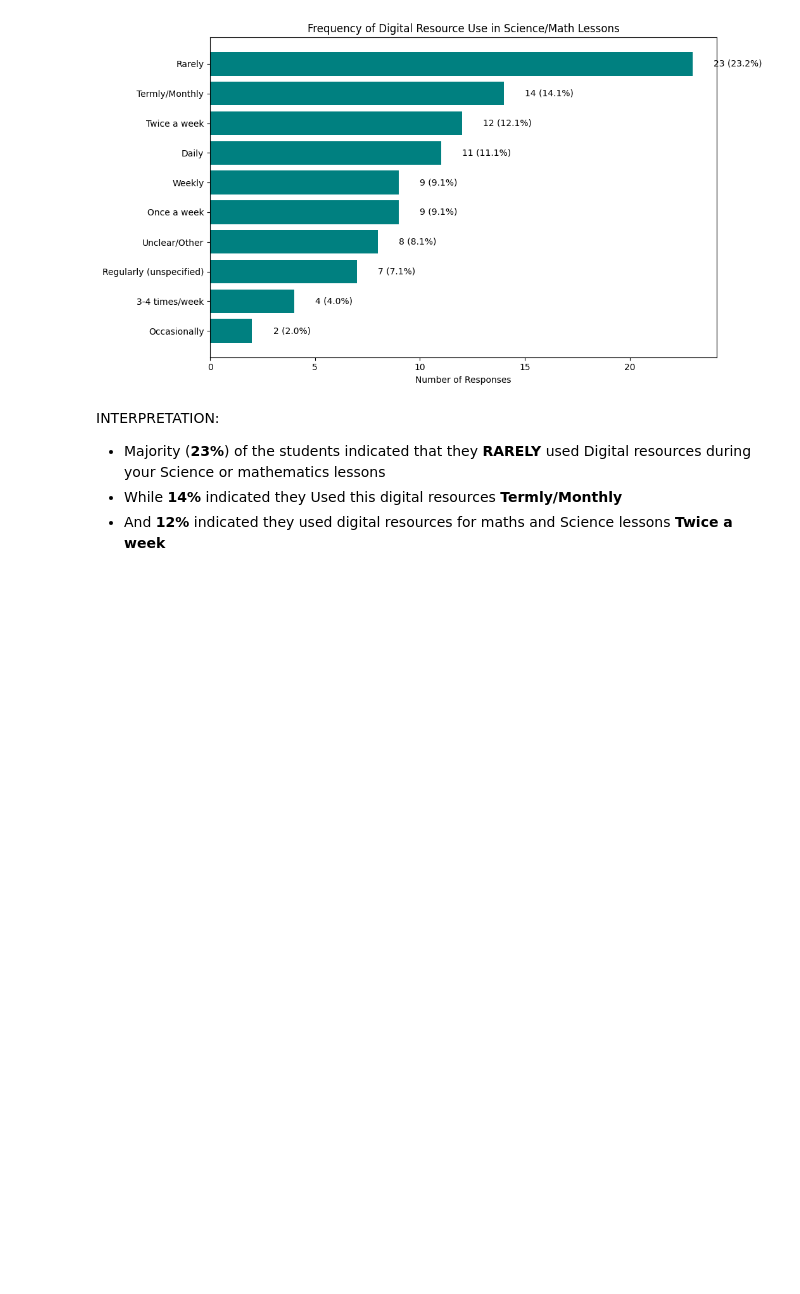
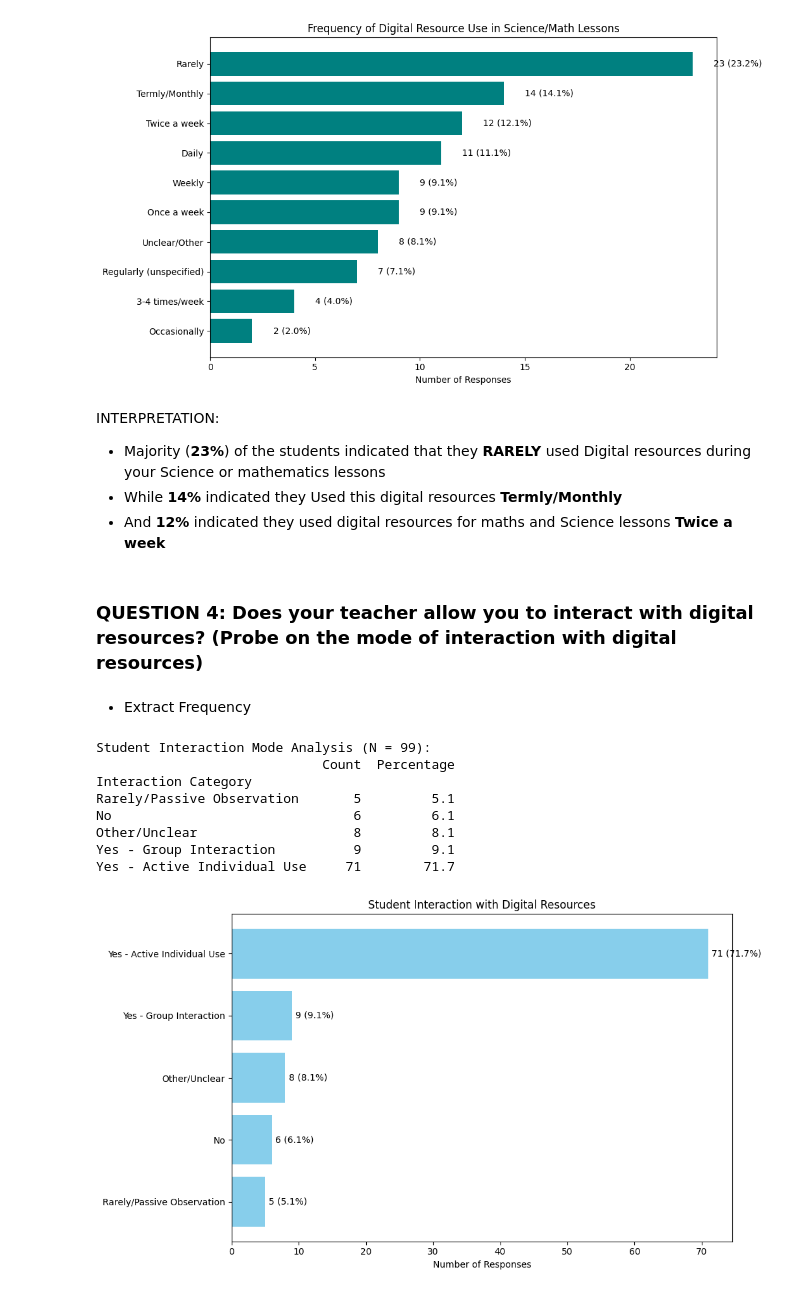
Before and after one commit to davidmasai/kenya-stem-digital-efficacy, a Jupyter notebook: Kenya_stem_digital_efficacy.ipynb, the cells around one changed output. Cells and saved outputs as stored; diff of their text form; code cells hidden in the pictures; blank space fills up the shorter version.

Commit message:
analysis

```diff
--- a/Kenya_stem_digital_efficacy.ipynb
+++ b/Kenya_stem_digital_efficacy.ipynb
@@ -2513,3 +2513,73 @@ INTERPRETATION:
 - Majority (**23%**) of the students indicated that they **RARELY** used Digital resources during your Science or mathematics lessons
 - While **14%** indicated they Used this digital resources **Termly/Monthly**
 - And **12%** indicated they used digital resources for maths and Science lessons **Twice a week**
+# %% [markdown]
+### QUESTION 4: **Does your teacher allow you to interact with digital resources? (Probe on the mode of interaction with digital resources)**
+# %% [markdown]
+- Extract Frequency
+# %%
+
+col_name = 'student_interaction_mode'
+responses = df[col_name].dropna()
+
+def categorize_interaction(text):
+    text = str(text).strip().lower()
+    # Direct "No" responses
+    if re.fullmatch(r'no+', text) or text.startswith("no."):
+        return "No"
+    # Passive/Observed interaction (students do not handle devices)
+    if "rarely" in text or "shown the outcome" in text or "watch" in text or "demonstrate" in text:
+        return "Rarely/Passive Observation"
+    # Active group work
+    if "group" in text or "groups" in text:
+        return "Yes - Group Interaction"
+    # Allowed/search/use digital resources, explicit
+    if "given" in text or "allowed" in text or "can search" in text or "were allowed" in text:
+        return "Yes - Active Individual Use"
+    if "search" in text or "google" in text or "youtube" in text or "use" in text or "using" in text or "operate" in text or "operating" in text:
+        return "Yes - Active Individual Use"
+    # Sometimes/occasionally
+    if "sometimes" in text or "occasionally" in text:
+        return "Yes - Active Individual Use"
+    # Generic yes
+    if text.startswith("yes"):
+        return "Yes - Active Individual Use"
+    # Fallback
+    return "Other/Unclear"
+
+df['Interaction Category'] = df[col_name].apply(categorize_interaction)
+
+# Frequency and percentage calculation
+freq_counts = df['Interaction Category'].value_counts().sort_values(ascending=True)
+total = freq_counts.sum()
+freq_percentages = (freq_counts / total * 100).round(1)
+
+# Print analysis table
+summary = pd.DataFrame({'Count': freq_counts, 'Percentage': freq_percentages})
+print(f"Student Interaction Mode Analysis (N = {total}):")
+print(summary)
+
+# Plot results with percentages
+plt.figure(figsize=(10, 6))
+bars = plt.barh(summary.index, summary['Count'], color='skyblue')
+plt.xlabel('Number of Responses')
+plt.title('Student Interaction with Digital Resources')
+plt.tight_layout()
+
+# Add count and percentage to bars
+for bar, count, pct in zip(bars, summary['Count'], summary['Percentage']):
+    width = bar.get_width()
+    plt.text(width + 0.5, bar.get_y() + bar.get_height()/2,
+             f'{int(count)} ({pct}%)', va='center', fontsize=10)
+
+plt.show()
+# %% [output]
+Student Interaction Mode Analysis (N = 99):
+                             Count  Percentage
+Interaction Category
+Rarely/Passive Observation       5         5.1
+No                               6         6.1
+Other/Unclear                    8         8.1
+Yes - Group Interaction          9         9.1
+Yes - Active Individual Use     71        71.7
+[figure, added]
```
